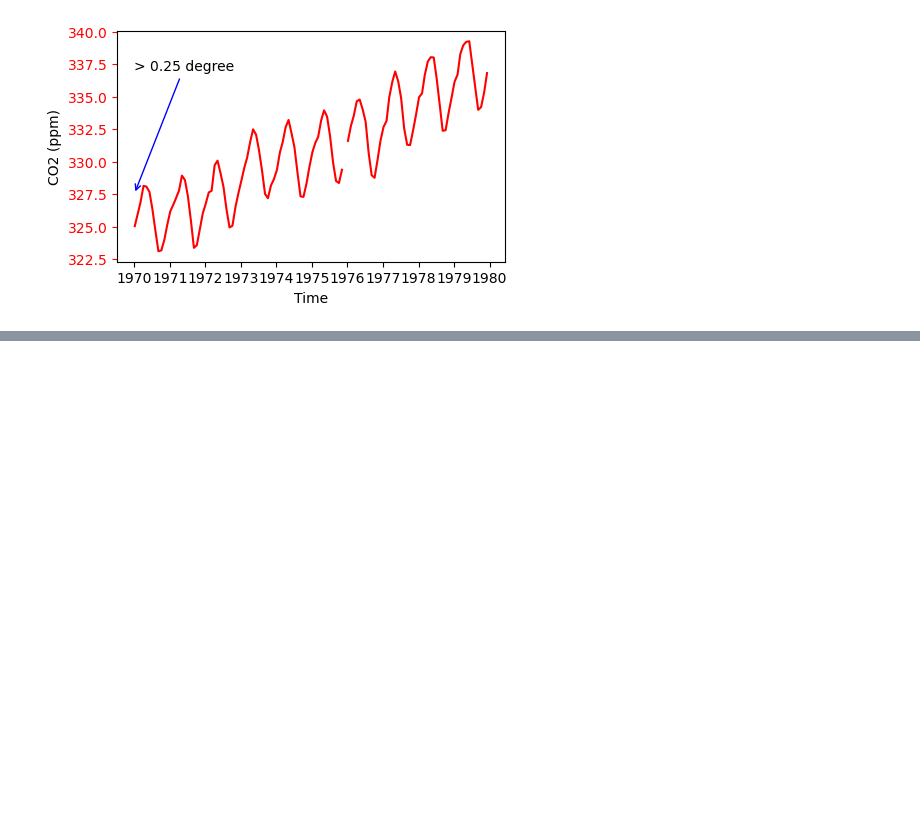
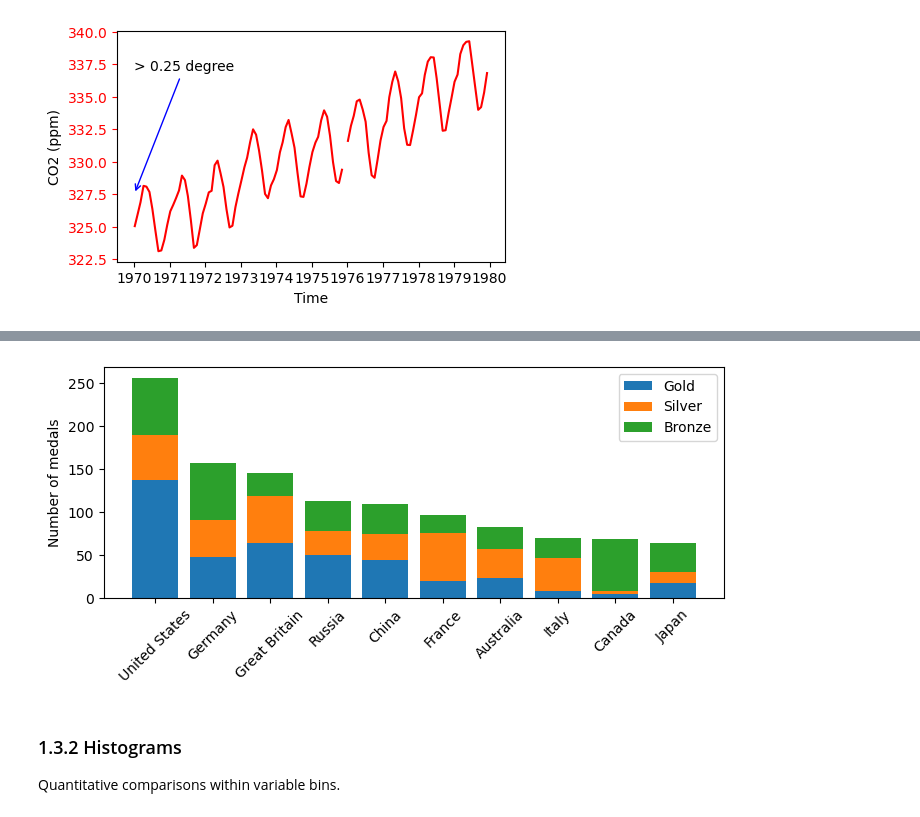
Before and after one commit to Timm26/Data_Science_Handbook, a Jupyter notebook: Preprocessing and EDA/Data_Visualisation_with_Matplotlib_and_Seaborn.ipynb, the cells around one changed output, grey strips where cells are left out. Cells and saved outputs as stored; diff of their text form; code cells hidden in the pictures; blank space fills up the shorter version.

```diff
--- a/Preprocessing and EDA/Data_Visualisation_with_Matplotlib_and_Seaborn.ipynb
+++ b/Preprocessing and EDA/Data_Visualisation_with_Matplotlib_and_Seaborn.ipynb
@@ -118,0 +124,5 @@ plt.show()
+# %%
+# Get data
+medals_url = "https://assets.datacamp.com/production/repositories/3634/datasets/ec663f9f509bf633d40932f65bd4cc51205689e2/medals_by_country_2016.csv"
+medals = pd.read_csv(medals_url, index_col=0)
+medals.head()
@@ -118,0 +136,16 @@ plt.show()
+# %%
+# Visualising the bar chart
+fig, ax = plt.subplots(figsize = (8,3))
+ax.bar(medals.index, medals['Gold'], label = "Gold")
+ax.bar(medals.index, medals['Silver'], bottom=medals['Gold'], label = "Silver")
+ax.bar(medals.index, medals['Bronze'], bottom=medals['Gold'] + medals['Silver'],
+       label = "Bronze")
+plt.setp(ax.get_xticklabels(), rotation = 45) # Rotate the ticklabels by 45 degrees
+ax.set_ylabel("Number of medals")
+plt.legend()
+plt.show()
+# %% [output]
+[figure, added]
+# %% [markdown]
+### 1.3.2 Histograms
+Quantitative comparisons within variable bins.
```
Also changed, not shown: parts of 12 cells of this notebook.
